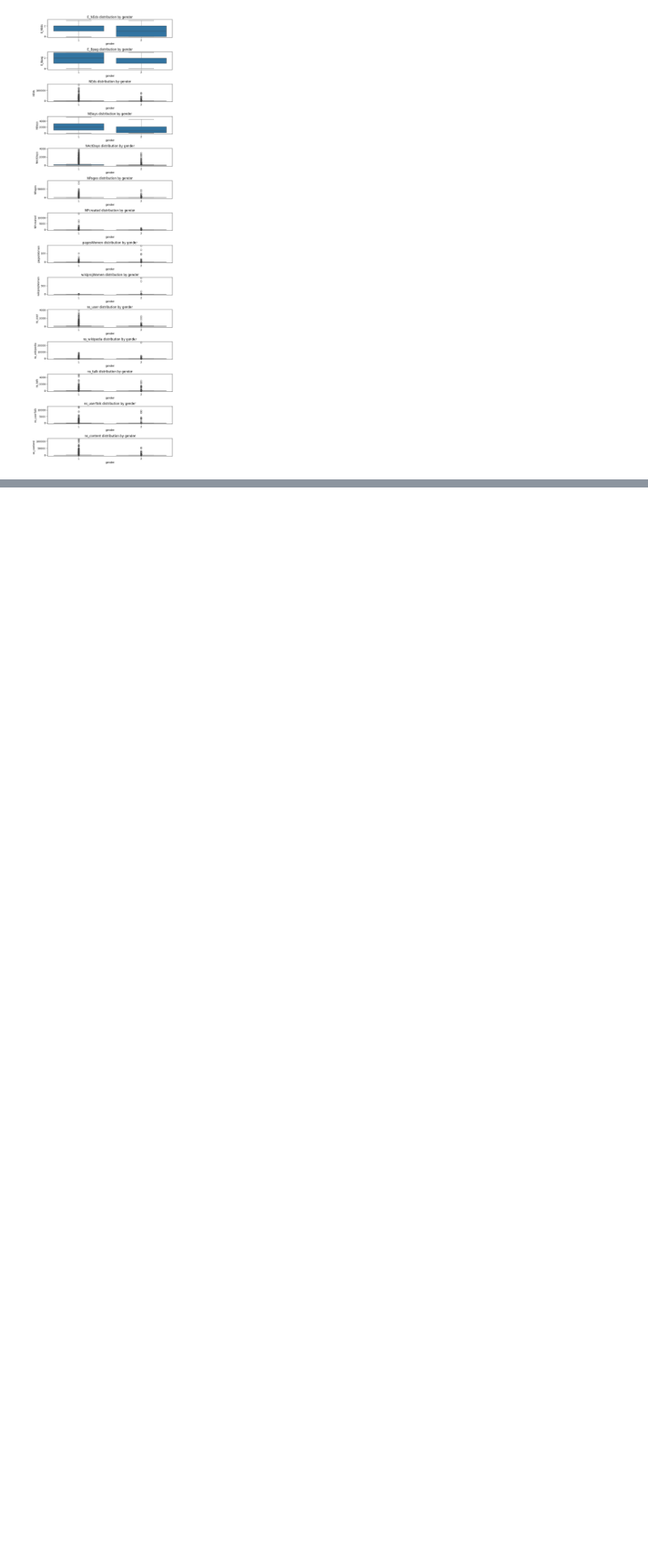
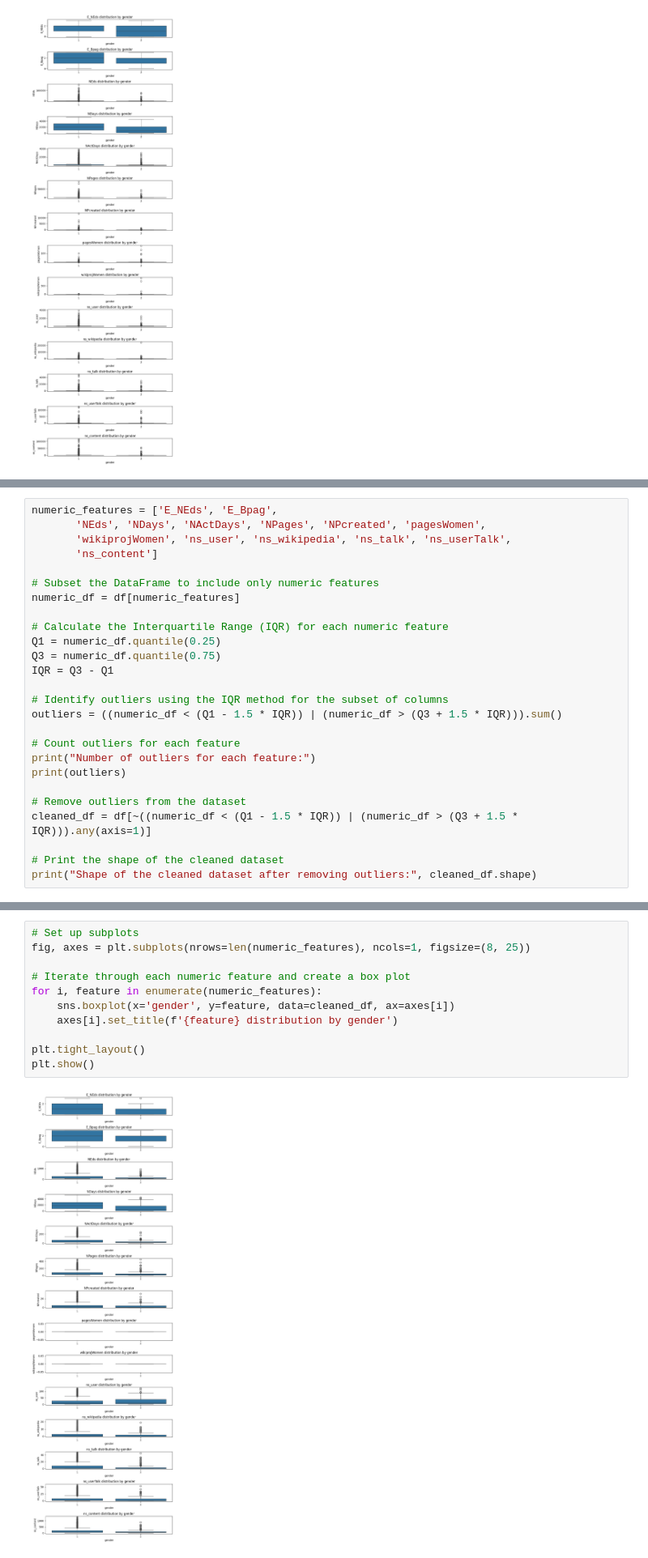
Before and after one commit to Yoshua-M/wiki_gender_gap, a Jupyter notebook: lab/EDA_gender_gap.ipynb, the cells around one changed output, grey strips where cells are left out. Shown at 81% size. Saved outputs shown, nothing was run; the diff lists cells and outputs as text; blank space fills up the shorter version.

Commit message:
Data transformation refactored

```diff
--- a/lab/EDA_gender_gap.ipynb
+++ b/lab/EDA_gender_gap.ipynb
@@ -180,0 +180,26 @@ plt.show()
+# %%
+numeric_features = ['E_NEds', 'E_Bpag',
+       'NEds', 'NDays', 'NActDays', 'NPages', 'NPcreated', 'pagesWomen',
+       'wikiprojWomen', 'ns_user', 'ns_wikipedia', 'ns_talk', 'ns_userTalk',
+       'ns_content']
+
+# Subset the DataFrame to include only numeric features
+numeric_df = df[numeric_features]
+
+# Calculate the Interquartile Range (IQR) for each numeric feature
+Q1 = numeric_df.quantile(0.25)
+Q3 = numeric_df.quantile(0.75)
+IQR = Q3 - Q1
+
+# Identify outliers using the IQR method for the subset of columns
+outliers = ((numeric_df < (Q1 - 1.5 * IQR)) | (numeric_df > (Q3 + 1.5 * IQR))).sum()
+
+# Count outliers for each feature
+print("Number of outliers for each feature:")
+print(outliers)
+
+# Remove outliers from the dataset
+cleaned_df = df[~((numeric_df < (Q1 - 1.5 * IQR)) | (numeric_df > (Q3 + 1.5 * IQR))).any(axis=1)]
+
+# Print the shape of the cleaned dataset
+print("Shape of the cleaned dataset after removing outliers:", cleaned_df.shape)
@@ -180,0 +224,13 @@ plt.show()
+# %%
+# Set up subplots
+fig, axes = plt.subplots(nrows=len(numeric_features), ncols=1, figsize=(8, 25))
+
+# Iterate through each numeric feature and create a box plot
+for i, feature in enumerate(numeric_features):
+    sns.boxplot(x='gender', y=feature, data=cleaned_df, ax=axes[i])
+    axes[i].set_title(f'{feature} distribution by gender')
+
+plt.tight_layout()
+plt.show()
+# %% [output]
+[figure, added]
```
Also changed, not shown: parts of 28 cells of this notebook, 3 other files.
